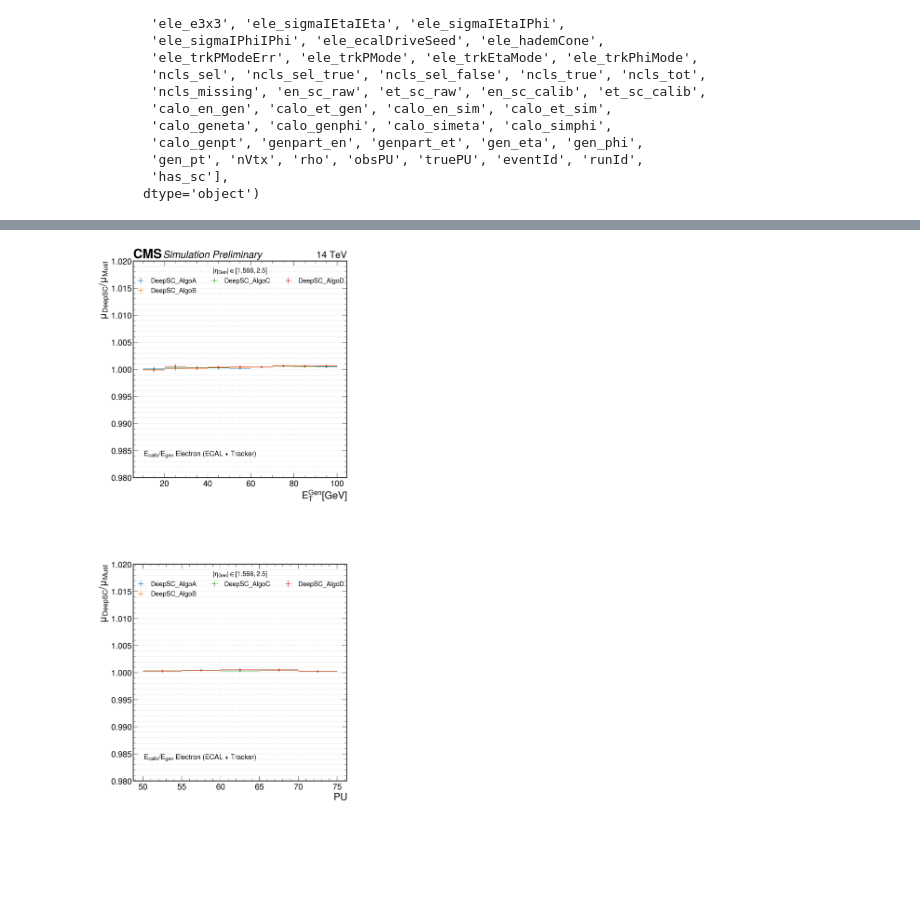
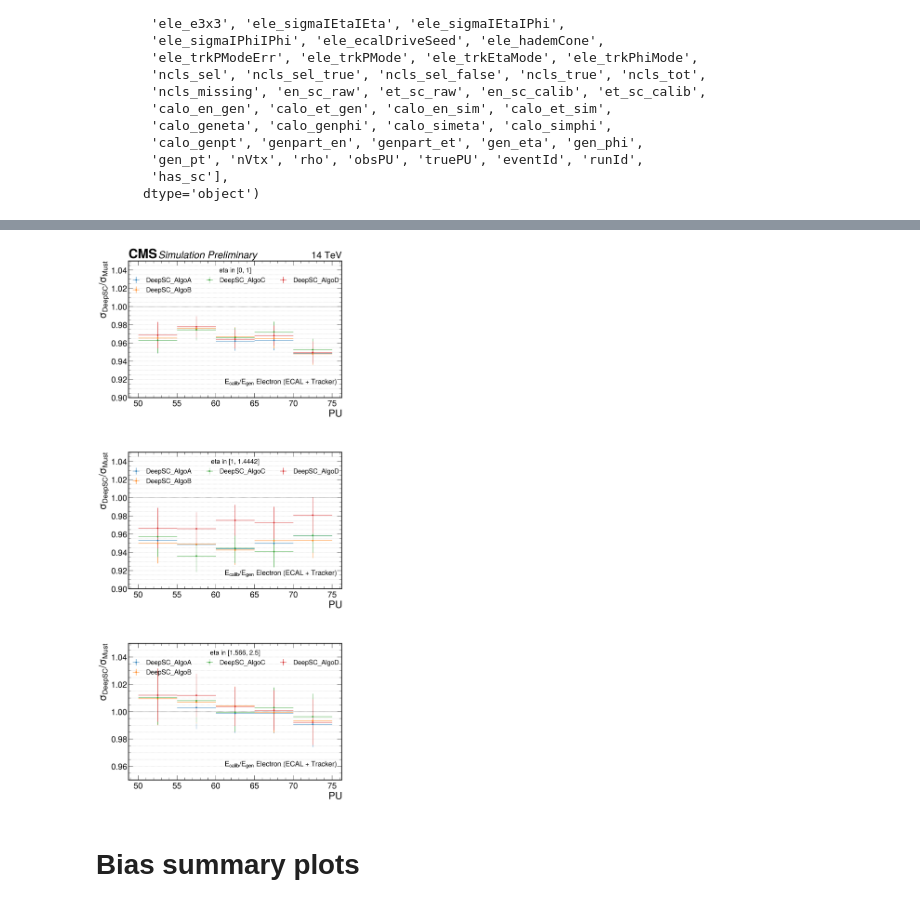
Before and after one commit to vdurupt/Fit_Resolution, a Jupyter notebook: notebooks/Plotting_4DeepSC_electrons.ipynb, the cells around one changed output, grey strips where cells are left out. Saved outputs shown, nothing was run; the diff lists cells and outputs as text; code cells hidden in the pictures; blank space fills up the shorter version.

```diff
--- a/notebooks/Plotting_4DeepSC_electrons.ipynb
+++ b/notebooks/Plotting_4DeepSC_electrons.ipynb
@@ -20,7 +20,7 @@ reco_C = "DeepSC_AlgoC"
 reco_D = "DeepSC_AlgoD"
 
 input_folder = "/eos/user/v/vdurupt/reco_comparison_corrected/supercluster_regression/electrons"
-output_folder = "/eos/user/v/vdurupt/reco_comparison/RecoPlots/RecoComparison_finalObjRegression_UL18_v1/electrons/Comparison_4DeepSC"
+output_folder = "/eos/user/v/vdurupt/reco_comparison_corrected/RecoPlots/RecoComparison_finalObjRegression_UL18_v1/electrons/Comparison_4DeepSC"
 # %%
 df_1_A = pd.HDFStore(f"{input_folder}/ele_UL18_123X_{reco_A}_object.h5py", "r")["df"]
 df_1_B = pd.HDFStore(f"{input_folder}/ele_UL18_123X_{reco_B}_object.h5py", "r")["df"]
@@ -590,14 +513,30 @@ do_summary_plot(panels_res, output=output_folder)
 # %%
-panels_bias = panels_res[:]
-
-for p in panels_bias:
-    p['yvar'] = "m"
-    p['yvar_err'] = "m_err"
-    p["ylabel"] ="$\mu_{DeepSC}/\mu_{Must}$"
-    p["ylims"] = [0.98, 1.02]
-
-panels_bias[0]["fill_between_y"] = [0.9, 1.05]
+panels_res_byPU= [
+        {
+        "file1": output_folder_A+'/resolution_ele_gen_matched_corr_byPU_eta_cruiff_sigmaAvg_deepsc.csv',
+        "file2": output_folder_A+'/resolution_ele_gen_matched_corr_byPU_eta_cruiff_sigmaAvg_mustache.csv',
+        "file3": output_folder_B+'/resolution_ele_gen_matched_corr_byPU_eta_cruiff_sigmaAvg_deepsc.csv',
+        "file4": output_folder_C+'/resolution_ele_gen_matched_corr_byPU_eta_cruiff_sigmaAvg_deepsc.csv',
+        "file5": output_folder_D+'/resolution_ele_gen_matched_corr_byPU_eta_cruiff_sigmaAvg_deepsc.csv',
+        "bins1":[50,55,60,65,70,75],
+        "bins2": [0, 1, 1.4442, 1.566, 2.5],
+        "binCol1": "pu_bin",
+        "binCol2": "eta_bin",
+        "exclude_x_bin": None,
+        "exclude_y_bin": 2,
+        "general_label":"$E_{calib}/E_{gen}$ Electron (ECAL + Tracker)",
+        "xlabel":"$PU$",
+        "ylabel":"$\sigma_{DeepSC}/\sigma_{Must}$",
+        "yvar":"sigma_avg",
+        "yvar_err":"sigma_avg_err",
+        "binleg": f"$|\eta_{{Gen}}|$",
+        "ylims":(0.9, 1.05),
+    }
+]
 # %%
-do_summary_plot(panels_bias, name="bias", output=output_folder)
+#Attention, les échelles ne sont pas les mêmes pour les 3 graphs
+do_summary_plot(panels_res_byPU, [(0.9, 1.05), (0.9, 1.05), (0.95, 1.05)], output=output_folder)
 # %% [output]
-[figure, old version]
+[figure, new version]
+# %% [markdown]
+# Bias summary plots
```
Also changed, not shown: parts of 14 cells of this notebook, 1 other file.
